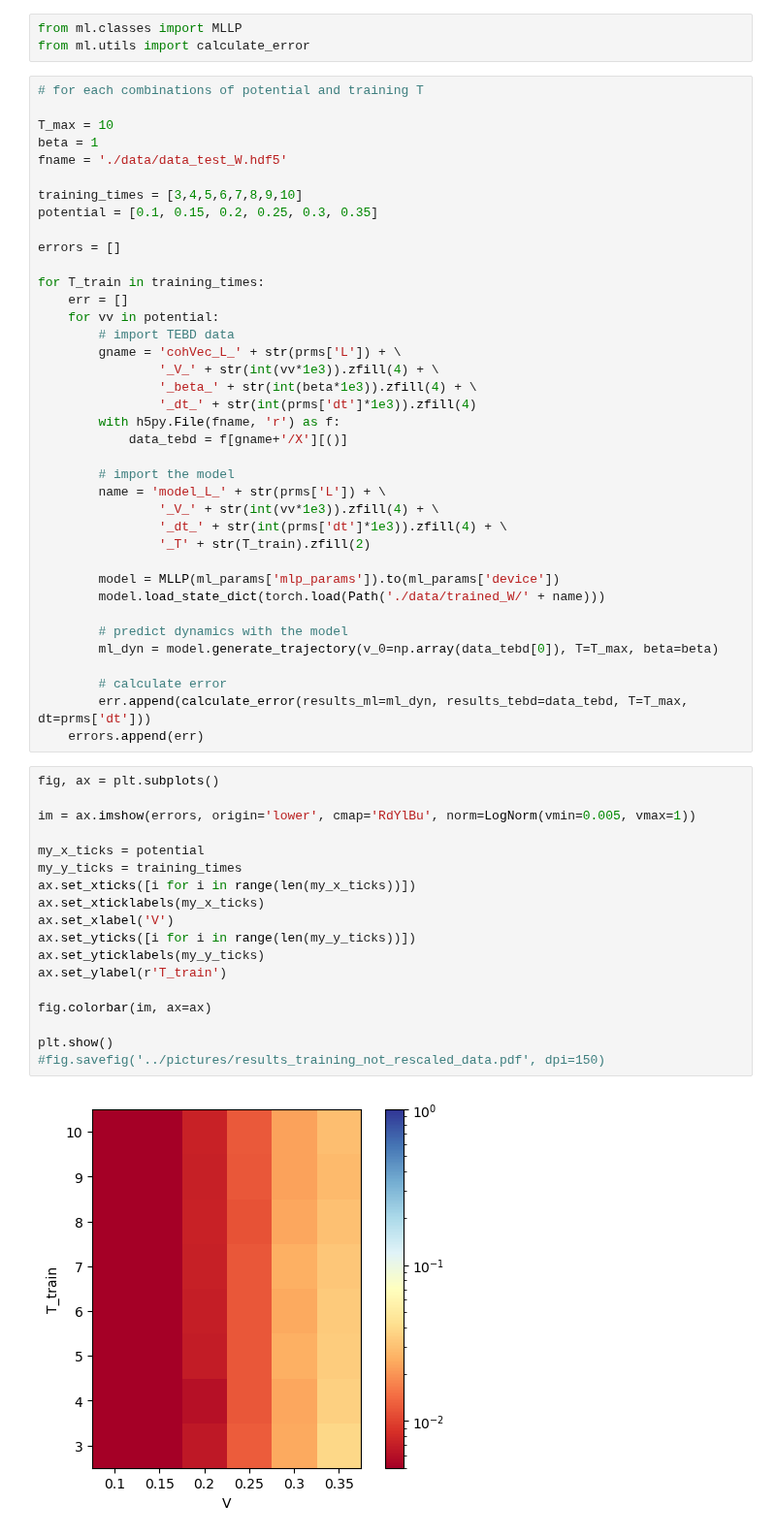
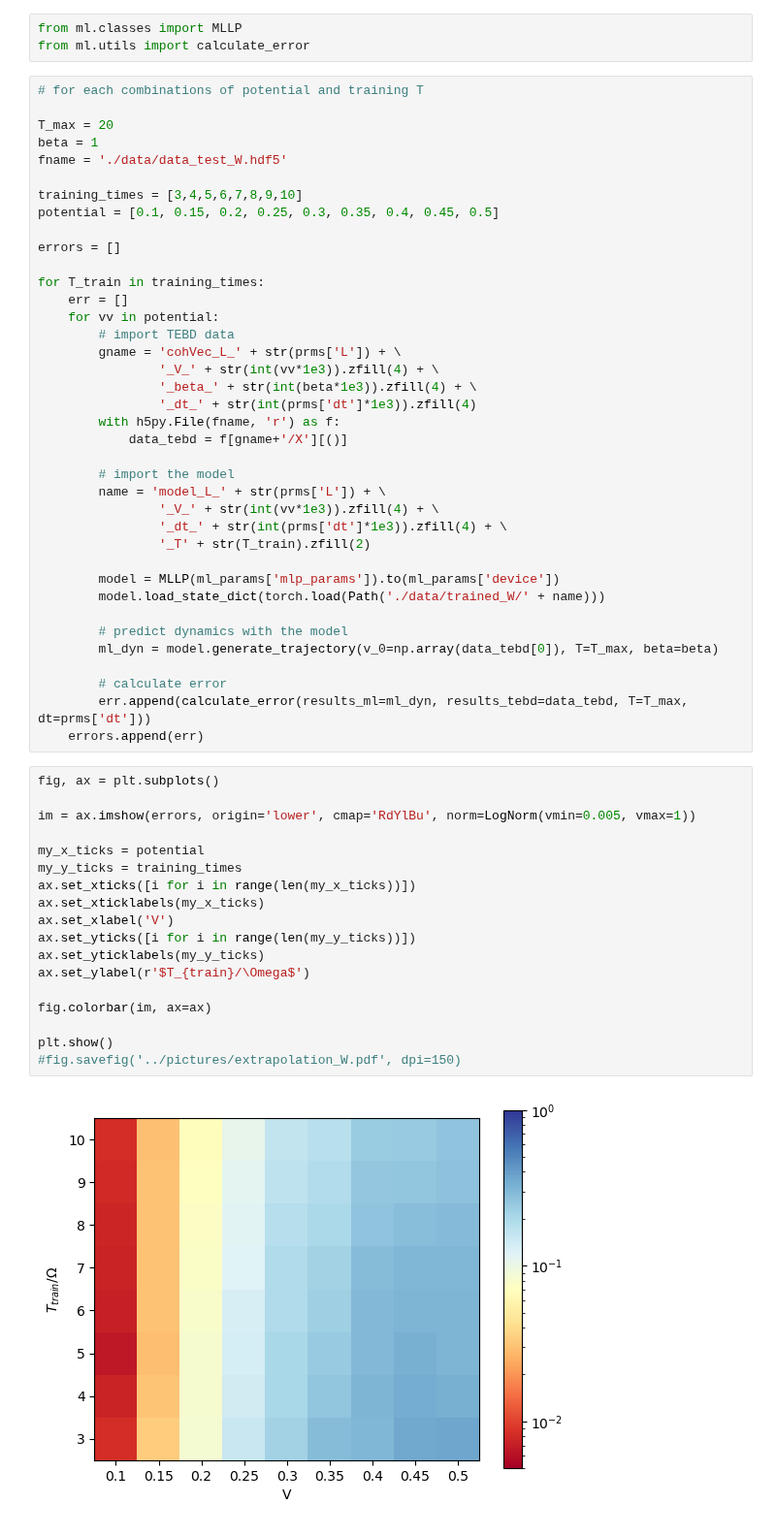
Before and after one commit to giovannicemin/master_thesis, a Jupyter notebook: project/weakly_interacting.ipynb, the cells around one changed output. Shown at 97% size. Drawn from its saved outputs; the diff is of its cells as text.

```diff
--- a/project/weakly_interacting.ipynb
+++ b/project/weakly_interacting.ipynb
@@ -80,12 +86,12 @@ from ml.utils import calculate_error
 # %%
 # for each combinations of potential and training T
 
-T_max = 10
+T_max = 20
 beta = 1
 fname = './data/data_test_W.hdf5'
 
 training_times = [3,4,5,6,7,8,9,10]
-potential = [0.1, 0.15, 0.2, 0.25, 0.3, 0.35]
+potential = [0.1, 0.15, 0.2, 0.25, 0.3, 0.35, 0.4, 0.45, 0.5]
 
 errors = []
 
@@ -118,21 +124,21 @@ for T_train in training_times:
 # %%
 fig, ax = plt.subplots()
 
 im = ax.imshow(errors, origin='lower', cmap='RdYlBu', norm=LogNorm(vmin=0.005, vmax=1))
 
 my_x_ticks = potential
 my_y_ticks = training_times
 ax.set_xticks([i for i in range(len(my_x_ticks))])
 ax.set_xticklabels(my_x_ticks)
 ax.set_xlabel('V')
 ax.set_yticks([i for i in range(len(my_y_ticks))])
 ax.set_yticklabels(my_y_ticks)
-ax.set_ylabel(r'T_train')
+ax.set_ylabel(r'$T_{train}/\Omega$')
 
 fig.colorbar(im, ax=ax)
 
 plt.show()
-#fig.savefig('../pictures/results_training_not_rescaled_data.pdf', dpi=150)
+#fig.savefig('../pictures/extrapolation_W.pdf', dpi=150)
 # %% [output]
-[figure, old version]
+[figure, new version]
 # %%
```
Also changed, not shown: parts of 20 cells of this notebook, 2 other files.
